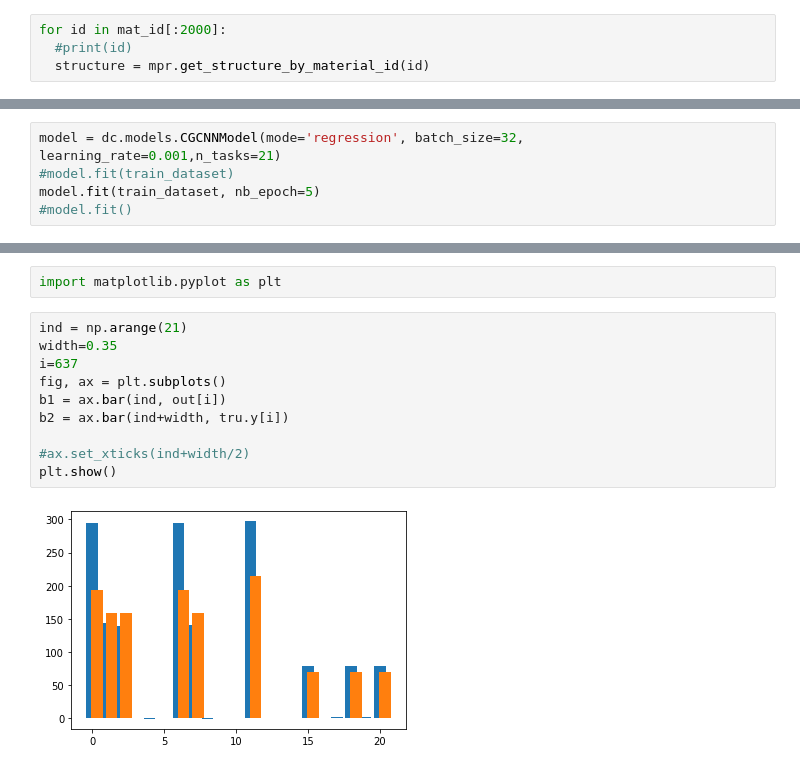
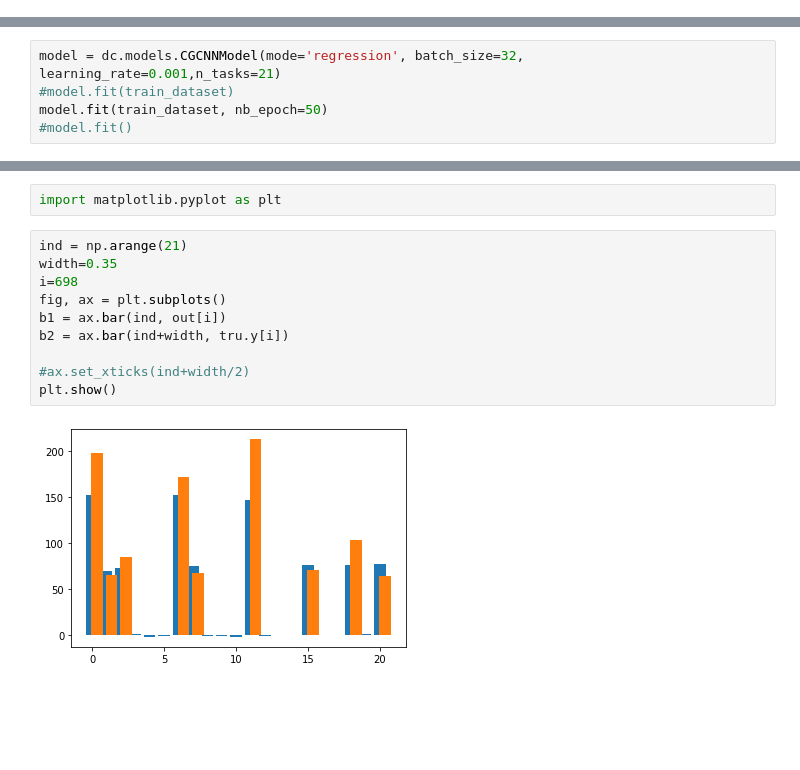
Before and after one commit to napoles-uach/Ai4sci, a Jupyter notebook: Stiffness_Hackathon.ipynb, the cells around one changed output, grey strips where cells are left out. Drawn from its saved outputs; the diff is of its cells as text; blank space fills up the shorter version.

```diff
--- a/Stiffness_Hackathon.ipynb
+++ b/Stiffness_Hackathon.ipynb
@@ -70,10 +20,6 @@ data2 = mpr.query({'elasticity': {'$exists': True}}, ['material_id', 'elasticity
 mat_id=[] # columna con id
 for i in range(len(data2)):#['material_id']
   mat_id.append(data2[i]['material_id'])
-# %%
-for id in mat_id[:2000]:
-  #print(id)
-  structure = mpr.get_structure_by_material_id(id)
 # %%
 def mat2vec(vec):
   i = -1
@@ -117,6 +63,6 @@ train_dataset, valid_dataset, test_dataset = splitter.train_valid_test_split(dat
 # %%
 model = dc.models.CGCNNModel(mode='regression', batch_size=32, learning_rate=0.001,n_tasks=21)
 #model.fit(train_dataset)
-model.fit(train_dataset, nb_epoch=5)
+model.fit(train_dataset, nb_epoch=50)
 #model.fit()
 # %% [output]
@@ -141,12 +100,12 @@ import matplotlib.pyplot as plt
 # %%
 ind = np.arange(21)
 width=0.35
-i=637
+i=698
 fig, ax = plt.subplots()
 b1 = ax.bar(ind, out[i])
 b2 = ax.bar(ind+width, tru.y[i])
 
 #ax.set_xticks(ind+width/2)
 plt.show()
 # %% [output]
-[figure, old version]
+[figure, new version]
```
Also changed, not shown: parts of 13 cells of this notebook.
